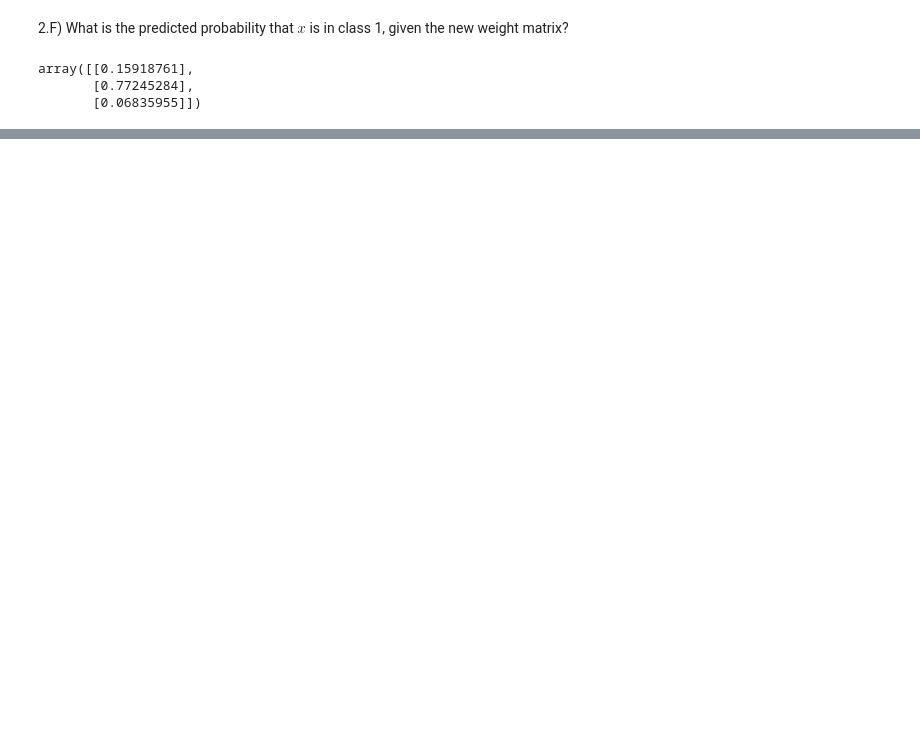
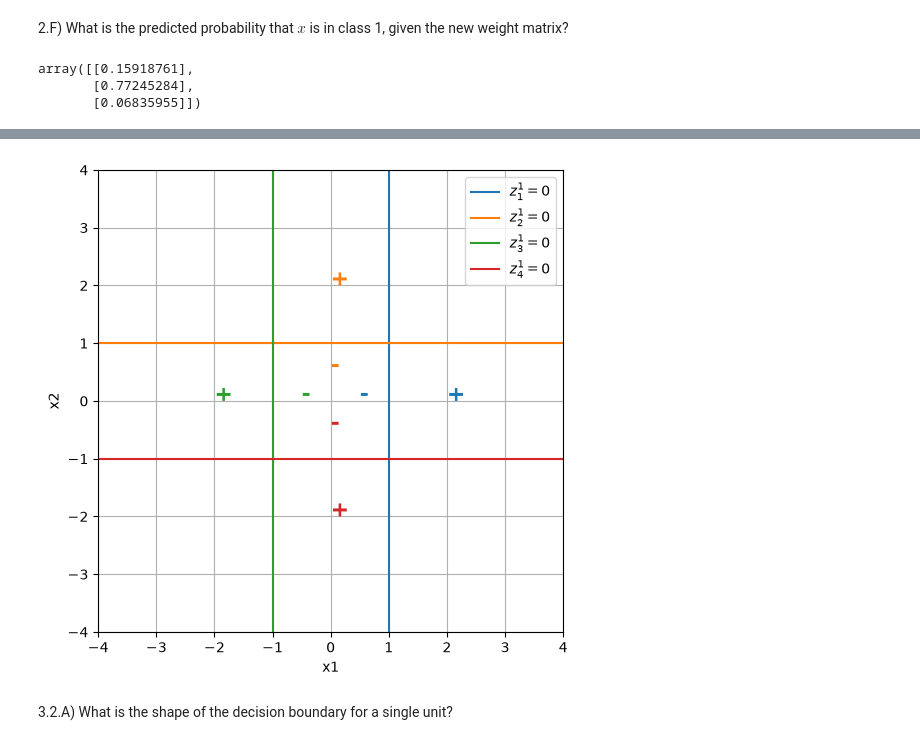
Before and after one commit to ACADEMIC-AND-PERSONAL-PROJECTS/MIT_WEEK6_Neural_Network_I, a Jupyter notebook: all_notebooks/3_homework.ipynb, the cells around one changed output, grey strips where cells are left out. Saved outputs shown, nothing was run; the diff lists cells and outputs as text; code cells hidden in the pictures; blank space fills up the shorter version.

```diff
--- a/all_notebooks/3_homework.ipynb
+++ b/all_notebooks/3_homework.ipynb
@@ -373,0 +536,50 @@ array([[0.15918761],
+# %%
+plt.figure(figsize=(6, 6))
+
+# Plots
+# z_1_1
+x1 = np.ones(400)
+x2 = np.linspace(-4, 4, 400)
+plt.plot(x1, x2, label=r'$z_1^1=0$')
+
+# z_1_2
+x1 = np.linspace(-4, 4, 400)
+x2 = np.ones(400)
+plt.plot(x1, x2, label=r'$z_2^1=0$')
+
+# z_1_3
+x1 = np.ones(400) * (-1)
+x2 = np.linspace(-4, 4, 400)
+plt.plot(x1, x2, label=r'$z_3^1=0$')
+
+# z_1_4
+x1 = np.linspace(-4, 4, 400)
+x2 = np.ones(400) * (-1)
+plt.plot(x1, x2, label=r'$z_4^1=0$')
+
+# Annotations
+plt.text(2.0, 0, '+', color='#1f77b4', fontsize=16, fontweight='bold')
+plt.text(0.5, 0, '-', color='#1f77b4', fontsize=16, fontweight='bold')
+
+plt.text(0, 2.0, '+', color='#ff7f0e', fontsize=16, fontweight='bold')
+plt.text(0, 0.5, '-', color='#ff7f0e', fontsize=16, fontweight='bold')
+
+plt.text(-2.0, 0, '+', color='#2ca02c', fontsize=16, fontweight='bold')
+plt.text(-0.5, 0, '-', color='#2ca02c', fontsize=16, fontweight='bold')
+
+plt.text(0, -2.0, '+', color='#d62728', fontsize=16, fontweight='bold')
+plt.text(0, -0.5, '-', color='#d62728', fontsize=16, fontweight='bold')
+
+plt.xlim(-4, 4)
+plt.ylim(-4, 4)
+
+plt.xlabel("x1")
+plt.ylabel("x2")
+
+plt.grid()
+plt.legend()
+plt.show()
+# %% [output]
+[figure, added]
+# %% [markdown]
+3.2.A) What is the shape of the decision boundary for a single unit?
```
Also changed, not shown: parts of 34 cells of this notebook, 15 other files.
